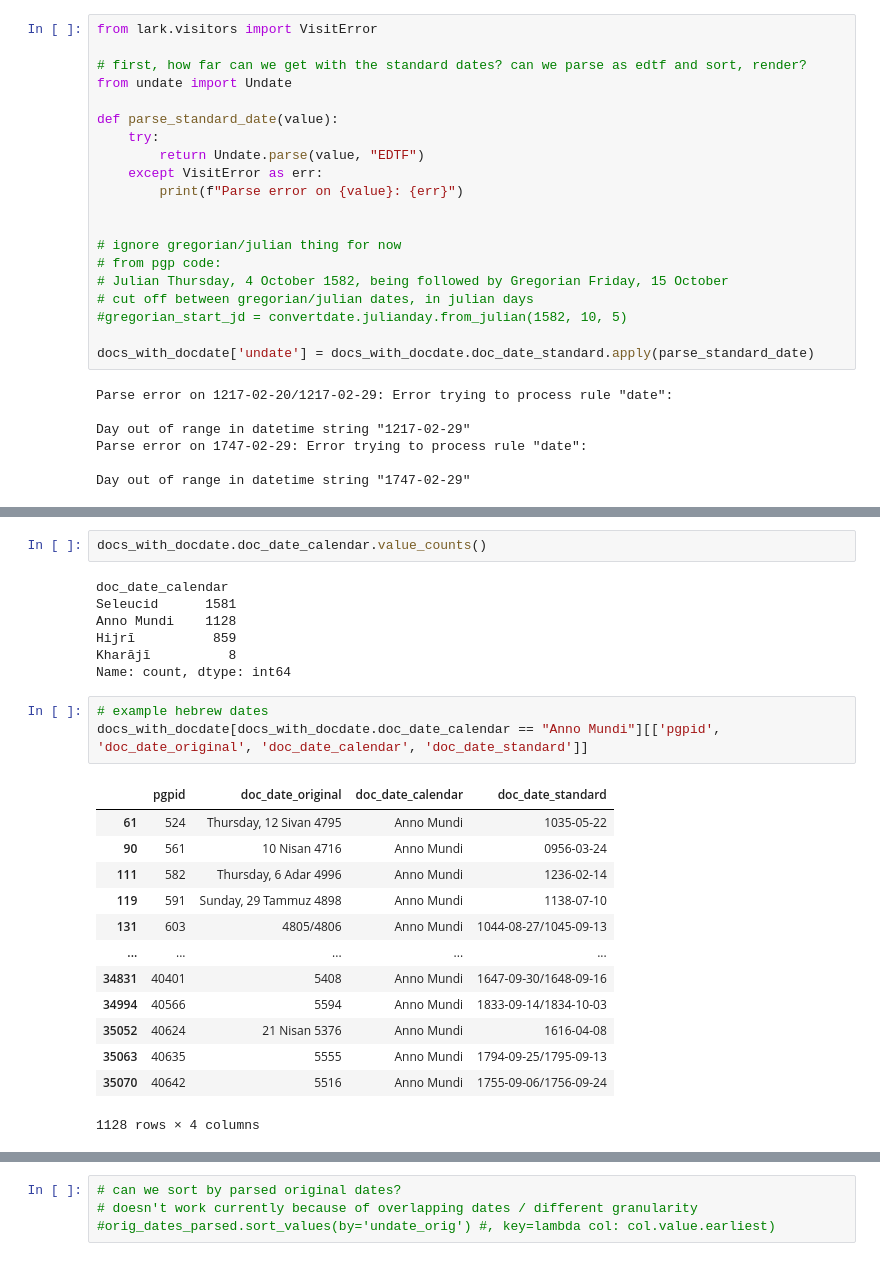
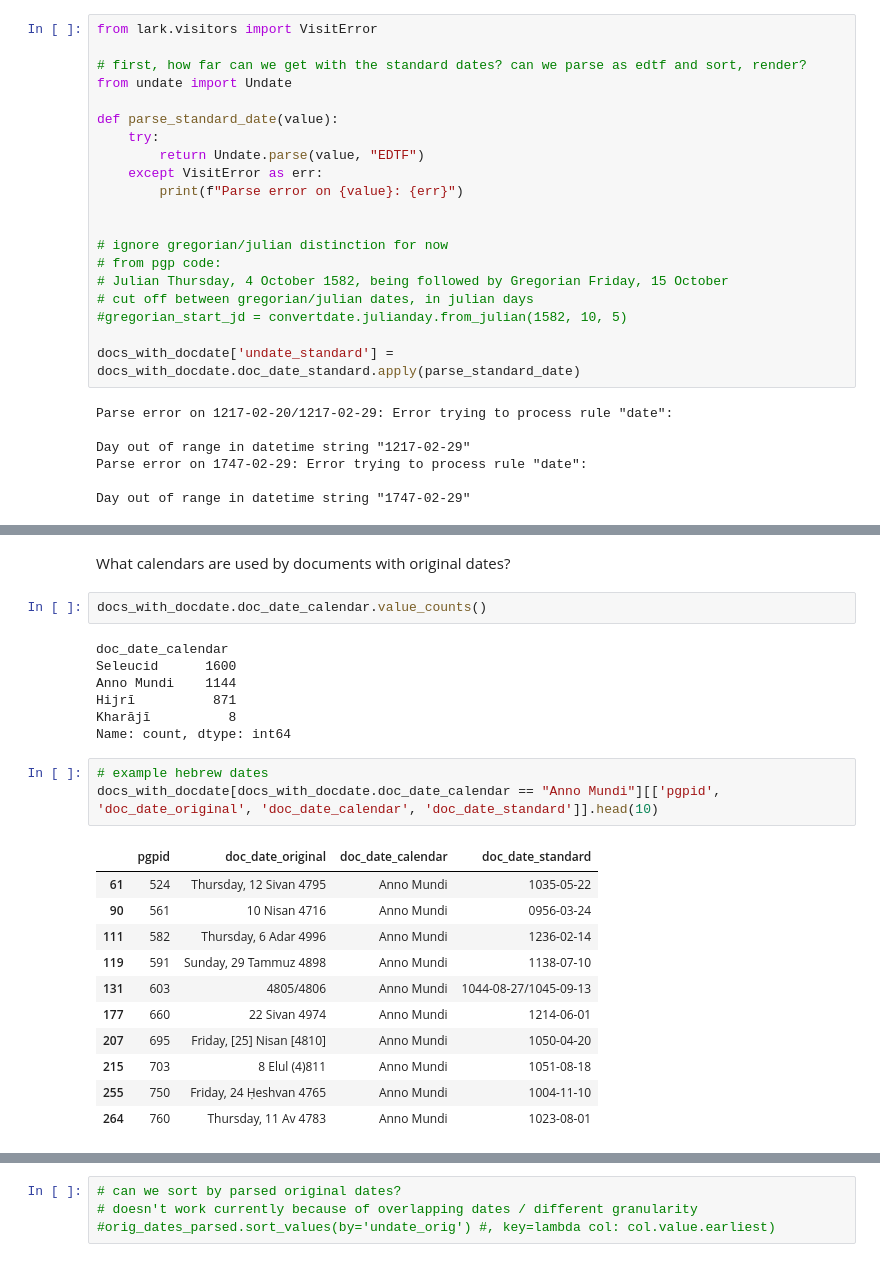
Before and after one commit to dh-tech/undate-python, a Jupyter notebook: examples/pgp_dates.ipynb, the cells around one changed output, grey strips where cells are left out. Saved outputs shown, nothing was run; the diff lists cells and outputs as text.

```diff
--- a/examples/pgp_dates.ipynb
+++ b/examples/pgp_dates.ipynb
@@ -50,13 +70,13 @@ def parse_standard_date(value):
         print(f"Parse error on {value}: {err}")
 
 
-# ignore gregorian/julian thing for now
+# ignore gregorian/julian distinction for now
 # from pgp code:
 # Julian Thursday, 4 October 1582, being followed by Gregorian Friday, 15 October
 # cut off between gregorian/julian dates, in julian days
 #gregorian_start_jd = convertdate.julianday.from_julian(1582, 10, 5)
 
-docs_with_docdate['undate'] = docs_with_docdate.doc_date_standard.apply(parse_standard_date)
+docs_with_docdate['undate_standard'] = docs_with_docdate.doc_date_standard.apply(parse_standard_date)
 # %% [output]
 Parse error on 1217-02-20/1217-02-29: Error trying to process rule "date":
 
@@ -77,26 +97,26 @@ docs_with_docdate[docs_with_docdate.undate.isna()][['pgpid', 'doc_date_original'
+# %% [markdown]
+What calendars are used by documents with original dates?
 # %%
 docs_with_docdate.doc_date_calendar.value_counts()
 # %% [output]
 doc_date_calendar
-Seleucid      1581
-Anno Mundi    1128
-Hijrī          859
+Seleucid      1600
+Anno Mundi    1144
+Hijrī          871
 Kharājī          8
 Name: count, dtype: int64
 # %%
 # example hebrew dates
-docs_with_docdate[docs_with_docdate.doc_date_calendar == "Anno Mundi"][['pgpid', 'doc_date_original', 'doc_date_calendar', 'doc_date_standard']]
+docs_with_docdate[docs_with_docdate.doc_date_calendar == "Anno Mundi"][['pgpid', 'doc_date_original', 'doc_date_calendar', 'doc_date_standard']].head(10)
 # %% [output]
 |  | pgpid | doc_date_original | doc_date_calendar | doc_date_standard |
 | 61 | 524 | Thursday, 12 Sivan 4795 | Anno Mundi | 1035-05-22 |
 | 90 | 561 | 10 Nisan 4716 | Anno Mundi | 0956-03-24 |
 | 111 | 582 | Thursday, 6 Adar 4996 | Anno Mundi | 1236-02-14 |
 | 119 | 591 | Sunday, 29 Tammuz 4898 | Anno Mundi | 1138-07-10 |
 | 131 | 603 | 4805/4806 | Anno Mundi | 1044-08-27/1045-09-13 |
-| ... | ... | ... | ... | ... |
-| 34831 | 40401 | 5408 | Anno Mundi | 1647-09-30/1648-09-16 |
-| 34994 | 40566 | 5594 | Anno Mundi | 1833-09-14/1834-10-03 |
-| 35052 | 40624 | 21 Nisan 5376 | Anno Mundi | 1616-04-08 |
-| 35063 | 40635 | 5555 | Anno Mundi | 1794-09-25/1795-09-13 |
-| 35070 | 40642 | 5516 | Anno Mundi | 1755-09-06/1756-09-24 |
+| 177 | 660 | 22 Sivan 4974 | Anno Mundi | 1214-06-01 |
+| 207 | 695 | Friday, [25] Nisan [4810] | Anno Mundi | 1050-04-20 |
+| 215 | 703 | 8 Elul (4)811 | Anno Mundi | 1051-08-18 |
+| 255 | 750 | Friday, 24 Ḥeshvan 4765 | Anno Mundi | 1004-11-10 |
+| 264 | 760 | Thursday, 11 Av 4783 | Anno Mundi | 1023-08-01 |
-1128 rows × 4 columns
```
Also changed, not shown: parts of 67 cells of this notebook.
